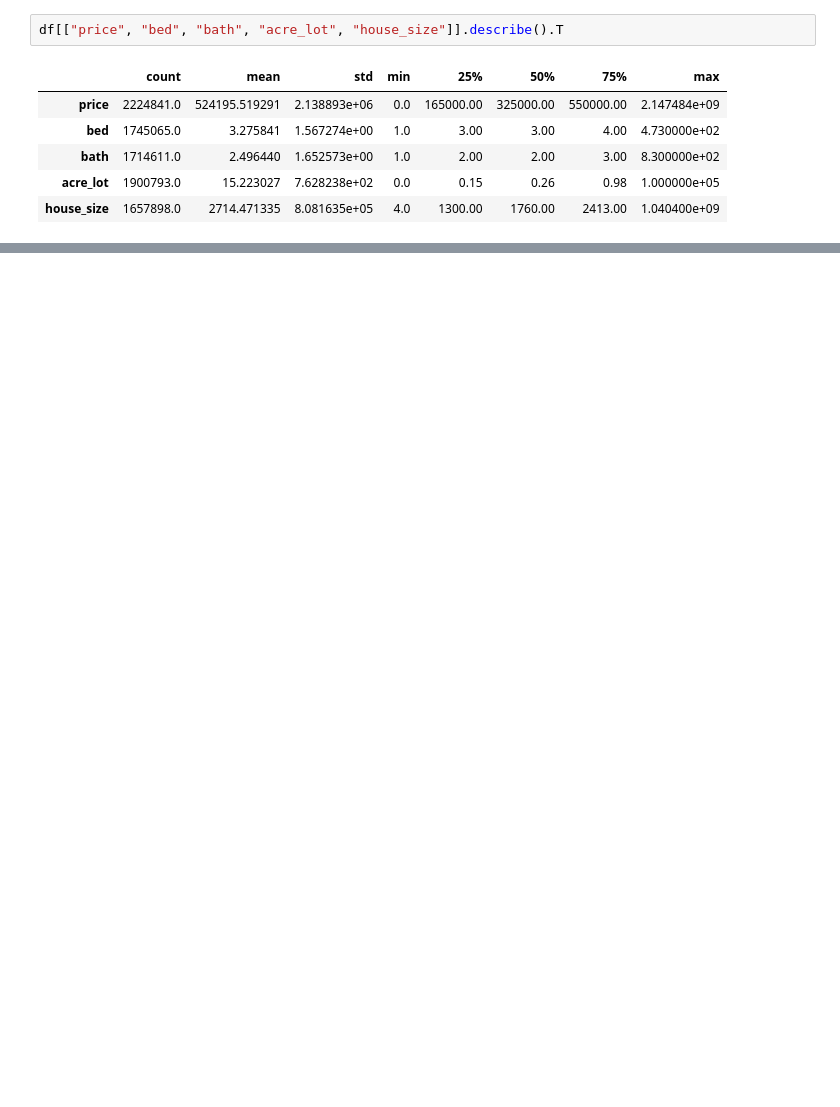
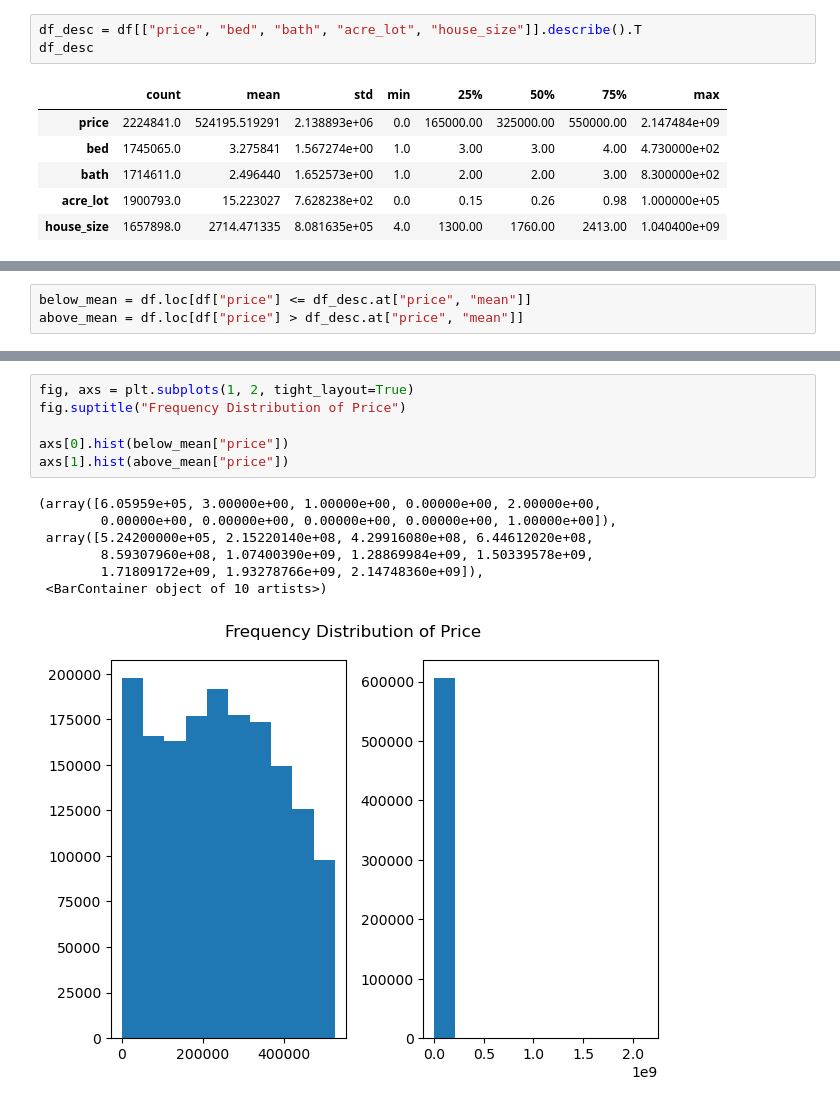
Before and after one commit to R3NZ3L/DATA103_FinalProject, a Jupyter notebook: FinalProject.ipynb, the cells around one changed output, grey strips where cells are left out. Cells and saved outputs as stored; diff of their text form; blank space fills up the shorter version.

Commit message:
Explored distribution of prices of properties

````diff
--- a/FinalProject.ipynb
+++ b/FinalProject.ipynb
@@ -90,7 +90,8 @@ dtype: object
 # %% [markdown]
 Brief statistical description of ```float``` type features (that are **not** numbers used for categorical encoding):
 # %%
-df[["price", "bed", "bath", "acre_lot", "house_size"]].describe().T
+df_desc = df[["price", "bed", "bath", "acre_lot", "house_size"]].describe().T
+df_desc
 # %% [output]
 |  | count | mean | std | min | 25% | 50% | 75% | max |
 | price | 2224841.0 | 524195.519291 | 2.138893e+06 | 0.0 | 165000.00 | 325000.00 | 550000.00 | 2.147484e+09 |
@@ -114,0 +105,3 @@ Name: count, dtype: int64
+# %%
+below_mean = df.loc[df["price"] <= df_desc.at["price", "mean"]]
+above_mean = df.loc[df["price"] > df_desc.at["price", "mean"]]
@@ -114,0 +140,14 @@ Name: count, dtype: int64
+# %%
+fig, axs = plt.subplots(1, 2, tight_layout=True)
+fig.suptitle("Frequency Distribution of Price")
+
+axs[0].hist(below_mean["price"])
+axs[1].hist(above_mean["price"])
+# %% [output]
+(array([6.05959e+05, 3.00000e+00, 1.00000e+00, 0.00000e+00, 2.00000e+00,
+        0.00000e+00, 0.00000e+00, 0.00000e+00, 0.00000e+00, 1.00000e+00]),
+ array([5.24200000e+05, 2.15220140e+08, 4.29916080e+08, 6.44612020e+08,
+        8.59307960e+08, 1.07400390e+09, 1.28869984e+09, 1.50339578e+09,
+        1.71809172e+09, 1.93278766e+09, 2.14748360e+09]),
+ <BarContainer object of 10 artists>)
+[figure, added]
````
Also changed, not shown: parts of 10 cells of this notebook.
